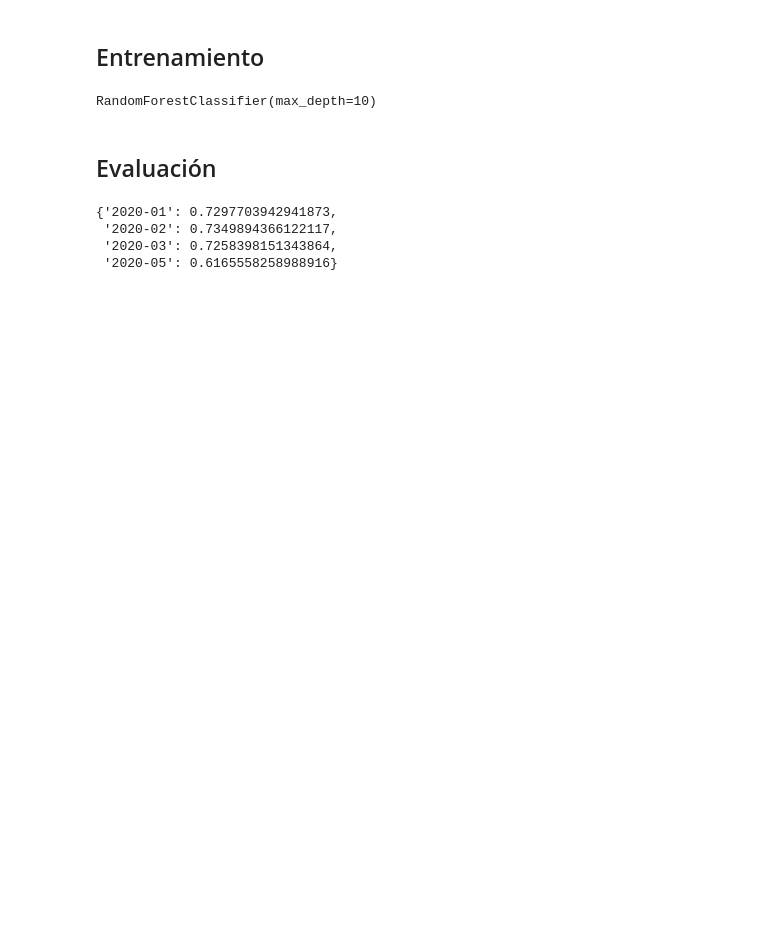
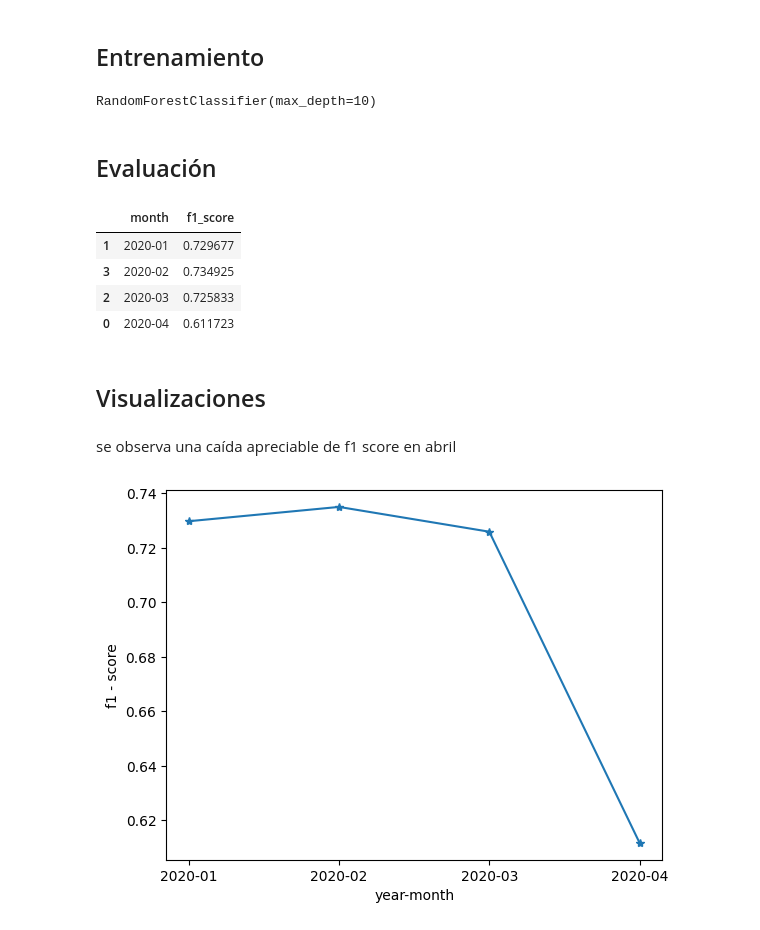
Before and after one commit to DiegoLeonG96/Tarea-1-Desarrollo-de-Proyectos-y-Productos-de-Datos, a Jupyter notebook: notebooks/testing_pipeline.ipynb, the cells around one changed output. Saved outputs shown, nothing was run; the diff lists cells and outputs as text; code cells hidden in the pictures; blank space fills up the shorter version.

Commit message:
probando las visualizaciones

```diff
--- a/notebooks/testing_pipeline.ipynb
+++ b/notebooks/testing_pipeline.ipynb
@@ -34,10 +42,31 @@ RandomForestClassifier(max_depth=10)
 # %% [markdown]
 ## Evaluación
 # %%
-f1_scores = predict.eval_model()
+importlib.reload(predict)
+eval_obj = predict.Evaluation()
+eval_obj.change_configs({
+    "TRAINING_MONTH": '2020-01',
+    "EVAL_MONTHS": ['2020-02', '2020-03', '2020-04']
+})
+f1_scores = eval_obj.eval_model()
 f1_scores
 # %% [output]
-{'2020-01': 0.7297703942941873,
- '2020-02': 0.7349894366122117,
- '2020-03': 0.7258398151343864,
- '2020-05': 0.6165558258988916}
+|  | month | f1_score |
+| 1 | 2020-01 | 0.729677 |
+| 3 | 2020-02 | 0.734925 |
+| 2 | 2020-03 | 0.725833 |
+| 0 | 2020-04 | 0.611723 |
+# %% [markdown]
+## Visualizaciones
+# %% [markdown]
+se observa una caída apreciable de f1 score en abril
+# %%
+importlib.reload(plots)
+plots_obj = plots.PlotsGeneration()
+plots_obj.change_configs({
+    "TRAINING_MONTH": '2020-01',
+    "EVAL_MONTHS": ['2020-02', '2020-03', '2020-04']
+})
+plots_obj.plot_scores(f1_scores)
+# %% [output]
+[figure, added]
```
Also changed, not shown: parts of 8 cells of this notebook.
